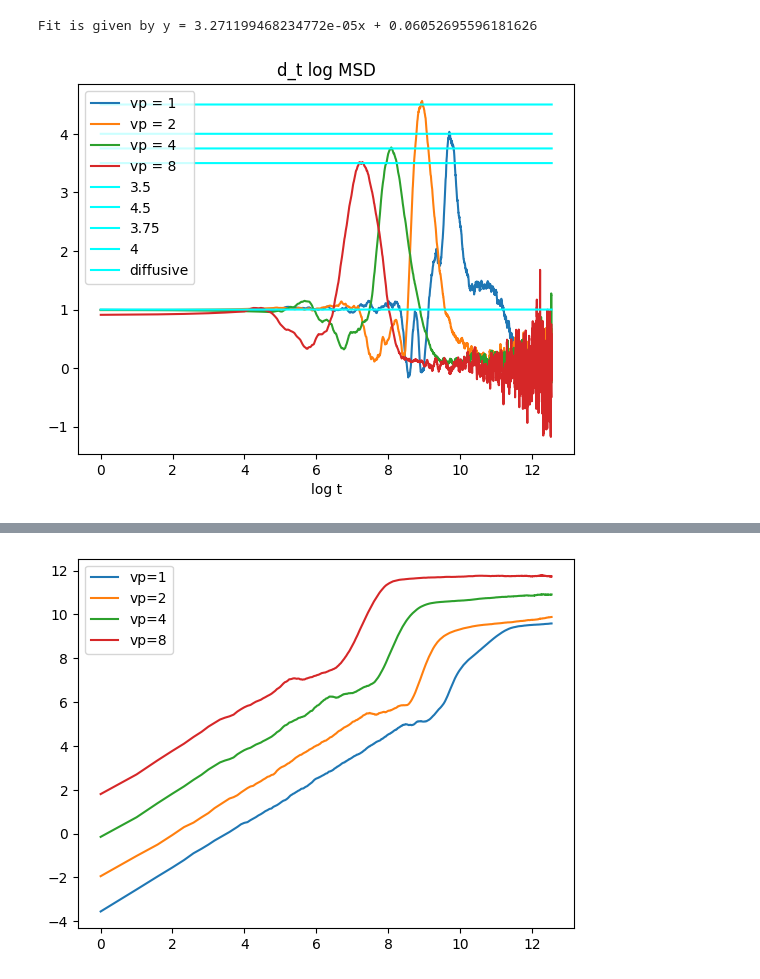
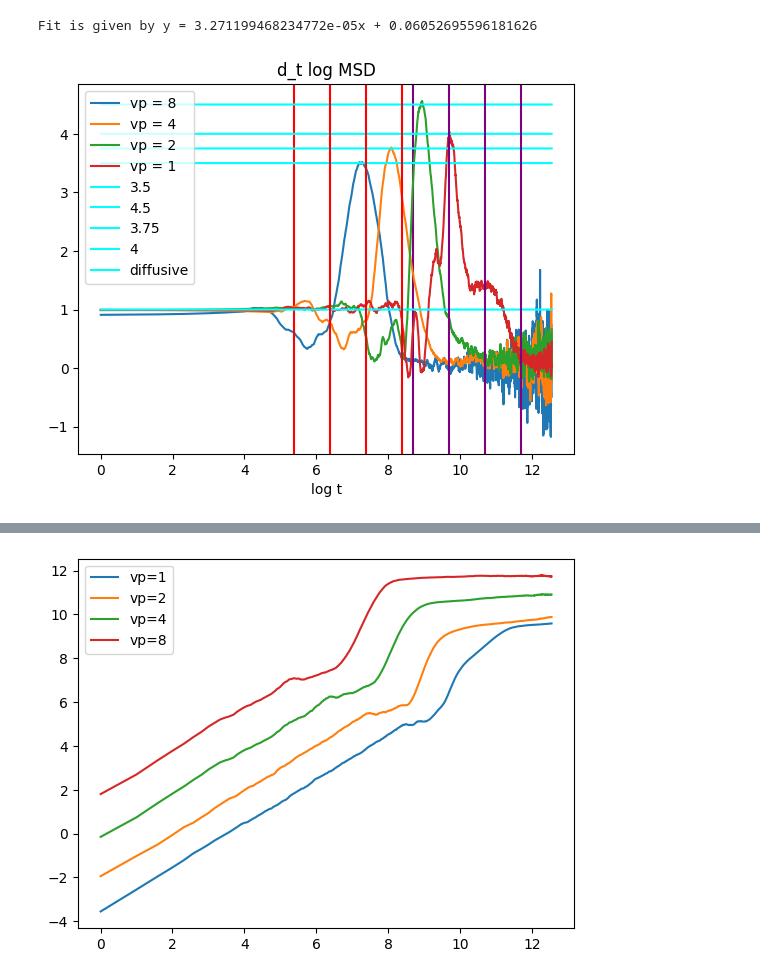
Before and after one commit to Terasuki/UG-PX402-ActiveMatter-2022-23, a Jupyter notebook: notebook-500.ipynb, the cells around one changed output, grey strips where cells are left out. Drawn from its saved outputs; the diff is of its cells as text; code cells hidden in the pictures.

```diff
--- a/notebook-500.ipynb
+++ b/notebook-500.ipynb
@@ -615,36 +653,52 @@ Fit is given by y = 3.271199468234772e-05x + 0.06052695596181626
 # %%
 msd1 = (msd_500[:, 0] + msd_500[:, 1])[:6000]
 msdp2 = msd_p2[:, 0] + msd_p2[:, 1]
 msdp4 = msd_p4[:, 0] + msd_p4[:, 1]
 msdp8 = msd_p8[:, 0] + msd_p8[:, 1]
 x = np.log2(np.linspace(1, 6000, 6000))
-y = np.log2(msd1)
+y = np.log2(msdp8)
 gradient = np.gradient(y, x)
-smooth075 = savgol_filter(gradient, 53, 1)
-plt.plot(x, smooth075, label='vp = 1')
+smooth050 = savgol_filter(gradient, 31, 1)
+plt.plot(x, smooth050, label='vp = 8')
+plt.axvline(x=np.log2(333/8), color='r')
+plt.axvline(x=np.log2(3333/8), color='purple')
+
+y = np.log2(msdp4)
+gradient = np.gradient(y, x)
+smooth050 = savgol_filter(gradient, 53, 1)
+plt.plot(x, smooth050, label='vp = 4')
 
 y = np.log2(msdp2)
 gradient = np.gradient(y, x)
 smooth1 = savgol_filter(gradient, 53, 1)
 plt.plot(x, smooth1, label='vp = 2')
 
-y = np.log2(msdp4)
+
+y = np.log2(msd1)
 gradient = np.gradient(y, x)
-smooth050 = savgol_filter(gradient, 53, 1)
-plt.plot(x, smooth050, label='vp = 4')
+smooth075 = savgol_filter(gradient, 53, 1)
+plt.plot(x, smooth075, label='vp = 1')
 
-y = np.log2(msdp8)
-gradient = np.gradient(y, x)
-smooth050 = savgol_filter(gradient, 31, 1)
-plt.plot(x, smooth050, label='vp = 8')
+
+
 plt.plot(x, np.zeros(x.size)+3.5, label='3.5', color='cyan')
 plt.plot(x, np.zeros(x.size)+4.5, label='4.5', color='cyan')
 plt.plot(x, np.zeros(x.size)+3.75, label='3.75', color='cyan')
 plt.plot(x, np.zeros(x.size)+4, label='4', color='cyan')
 plt.plot(x, np.zeros(x.size)+1, label='diffusive', color='cyan')
+plt.axvline(x=np.log2(333), color='r')
+plt.axvline(x=np.log2(333/2), color='r')
+
+plt.axvline(x=np.log2(333/4), color='r')
+plt.axvline(x=np.log2(3333/4), color='purple')
+
+plt.axvline(x=np.log2(3333/1), color='purple')
+plt.axvline(x=np.log2(3333/2), color='purple')
+
+
 plt.title('d_t log MSD')
 plt.xlabel('log t')
 plt.legend()
 plt.show()
 # %% [output]
-[figure, old version]
+[figure, new version]
```
Also changed, not shown: parts of 14 cells of this notebook.
